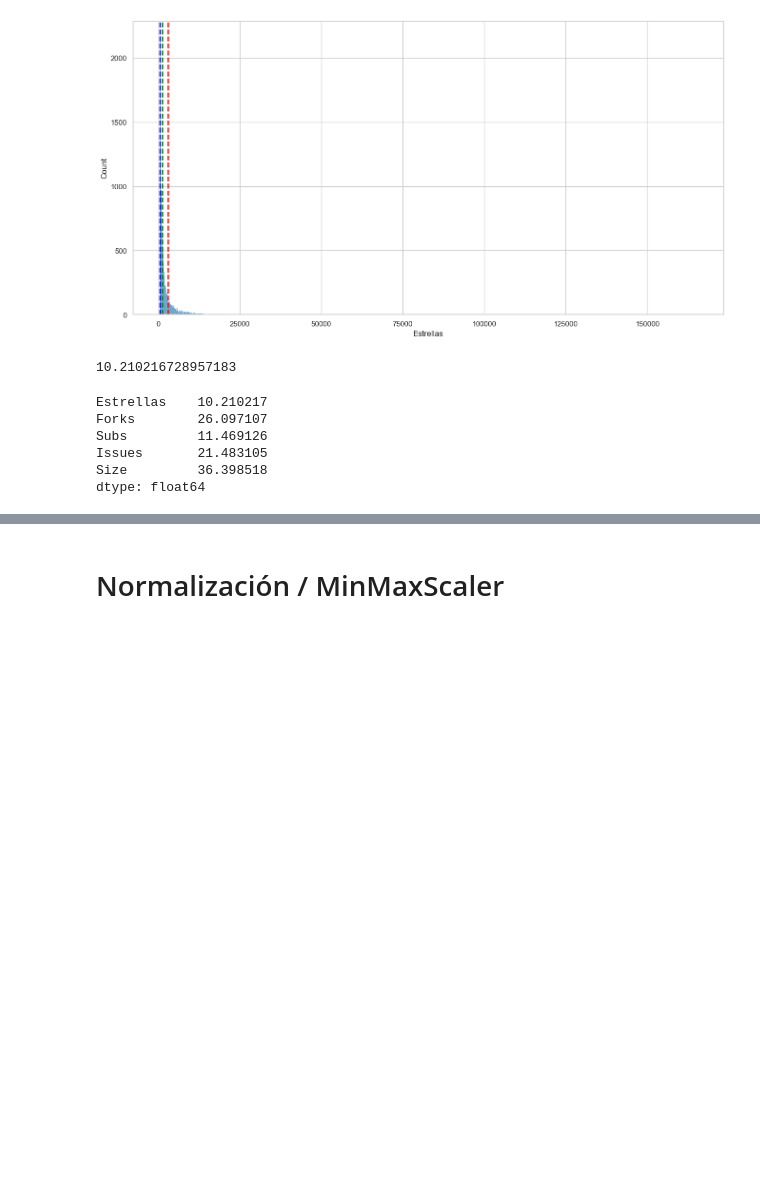
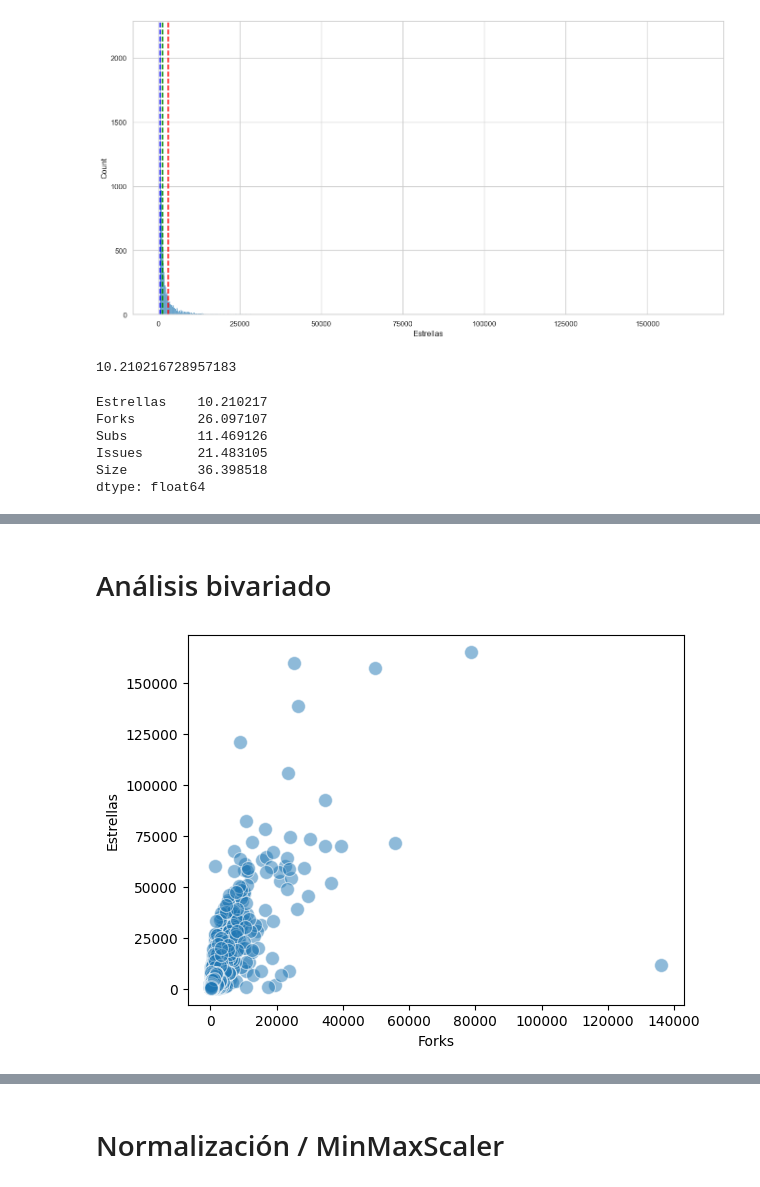
Before and after one commit to Yimi-17/jupyter_data_process, a Jupyter notebook: JyperterBooks/notebooks_proyect/notebook_principal.ipynb, the cells around one changed output, grey strips where cells are left out. Saved outputs shown, nothing was run; the diff lists cells and outputs as text; code cells hidden in the pictures; blank space fills up the shorter version.

```diff
--- a/JyperterBooks/notebooks_proyect/notebook_principal.ipynb
+++ b/JyperterBooks/notebooks_proyect/notebook_principal.ipynb
@@ -630,0 +666,12 @@ dtype: float64
+# %% [markdown]
+# Análisis bivariado
+# %%
+sns.scatterplot(
+    data=git_df_clean,
+    x='Forks',
+    y='Estrellas',
+    alpha=1/2,
+    s=100
+);
+# %% [output]
+[figure, added]
```
Also changed, not shown: parts of 27 cells of this notebook.
